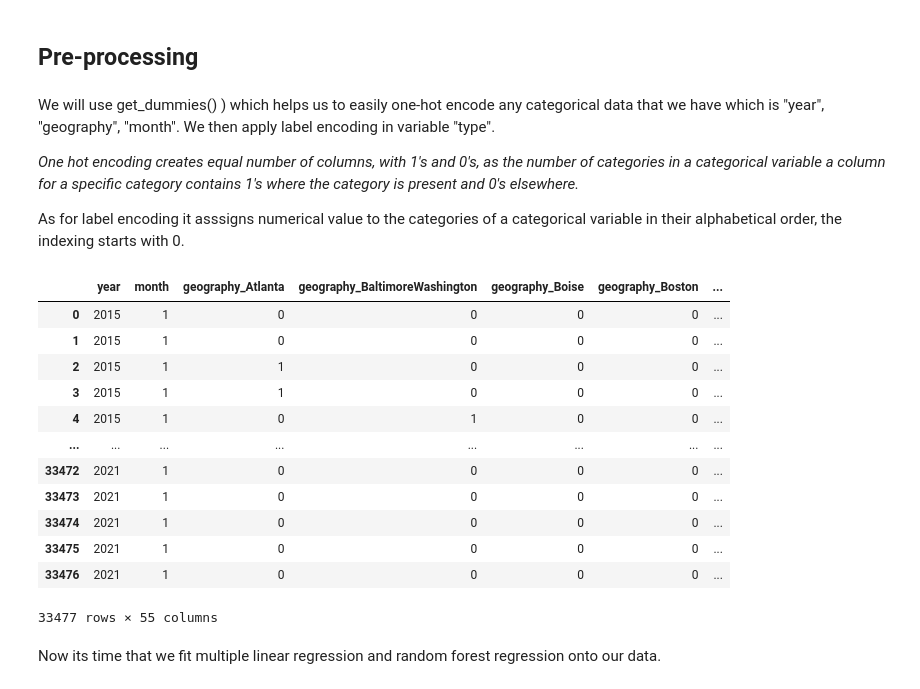
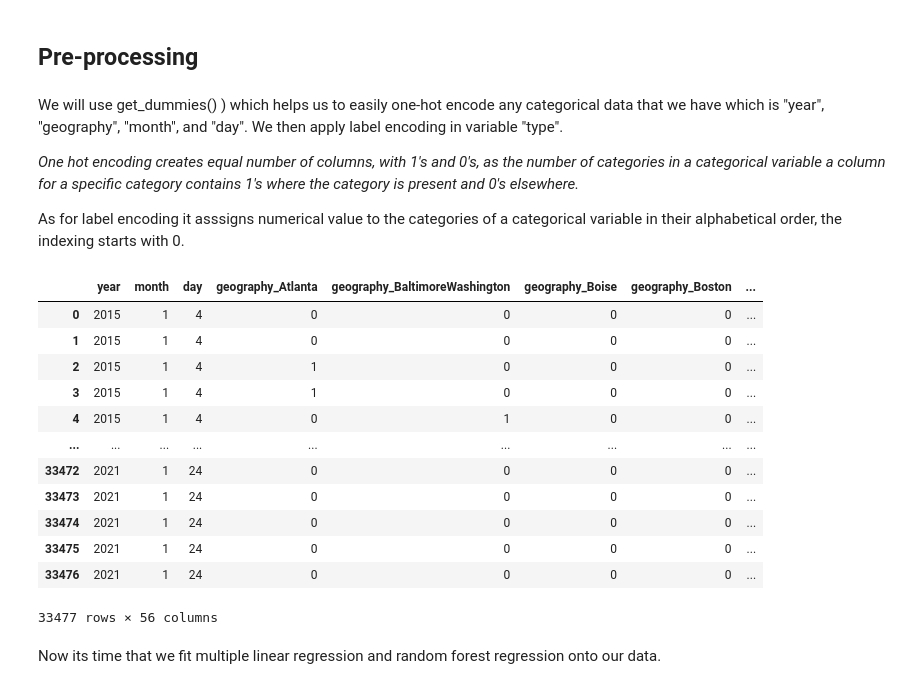
Before and after one commit to janielledagondon/avocado-hass-2021, a Jupyter notebook: avocado_prices.ipynb, the cells around one changed output. Saved outputs shown, nothing was run; the diff lists cells and outputs as text; code cells hidden in the pictures.

```diff
--- a/avocado_prices.ipynb
+++ b/avocado_prices.ipynb
@@ -345,28 +345,28 @@ memory usage: 3.6+ MB
 # %% [markdown]
 ## **Pre-processing**
 # %% [markdown]
-We will use get_dummies() ) which helps us to easily one-hot encode any categorical data that we have which is "year", "geography", "month". We then apply label encoding in variable "type".
+We will use get_dummies() ) which helps us to easily one-hot encode any categorical data that we have which is "year", "geography", "month", and "day". We then apply label encoding in variable "type".
 
 *One hot encoding creates equal number of columns, with 1's and 0's, as the number of categories in a categorical variable a column for a specific category contains 1's where the category is present and 0's elsewhere.*
 
 As for label encoding it asssigns numerical value to the categories of a categorical variable in their alphabetical order, the indexing starts with 0.
 # %%
-dummies = pd.get_dummies(df[['year', 'geography', 'month']], drop_first=True) # drop_first=True to remove redundant columns
+dummies = pd.get_dummies(df[['year', 'geography', 'month', 'day']], drop_first=True) # drop_first=True to remove redundant columns
 dummies
 # %% [output]
-|  | year | month | geography_Atlanta | geography_BaltimoreWashington | geography_Boise | geography_Boston | ... |
-| 0 | 2015 | 1 | 0 | 0 | 0 | 0 | ... |
-| 1 | 2015 | 1 | 0 | 0 | 0 | 0 | ... |
-| 2 | 2015 | 1 | 1 | 0 | 0 | 0 | ... |
-| 3 | 2015 | 1 | 1 | 0 | 0 | 0 | ... |
-| 4 | 2015 | 1 | 0 | 1 | 0 | 0 | ... |
-| ... | ... | ... | ... | ... | ... | ... | ... |
-| 33472 | 2021 | 1 | 0 | 0 | 0 | 0 | ... |
-| 33473 | 2021 | 1 | 0 | 0 | 0 | 0 | ... |
-| 33474 | 2021 | 1 | 0 | 0 | 0 | 0 | ... |
-| 33475 | 2021 | 1 | 0 | 0 | 0 | 0 | ... |
-| 33476 | 2021 | 1 | 0 | 0 | 0 | 0 | ... |
+|  | year | month | day | geography_Atlanta | geography_BaltimoreWashington | geography_Boise | geography_Boston | ... |
+| 0 | 2015 | 1 | 4 | 0 | 0 | 0 | 0 | ... |
+| 1 | 2015 | 1 | 4 | 0 | 0 | 0 | 0 | ... |
+| 2 | 2015 | 1 | 4 | 1 | 0 | 0 | 0 | ... |
+| 3 | 2015 | 1 | 4 | 1 | 0 | 0 | 0 | ... |
+| 4 | 2015 | 1 | 4 | 0 | 1 | 0 | 0 | ... |
+| ... | ... | ... | ... | ... | ... | ... | ... | ... |
+| 33472 | 2021 | 1 | 24 | 0 | 0 | 0 | 0 | ... |
+| 33473 | 2021 | 1 | 24 | 0 | 0 | 0 | 0 | ... |
+| 33474 | 2021 | 1 | 24 | 0 | 0 | 0 | 0 | ... |
+| 33475 | 2021 | 1 | 24 | 0 | 0 | 0 | 0 | ... |
+| 33476 | 2021 | 1 | 24 | 0 | 0 | 0 | 0 | ... |
-33477 rows × 55 columns
+33477 rows × 56 columns
 # %%
 from sklearn import preprocessing
 
```
Also changed, not shown: parts of 7 cells of this notebook.
